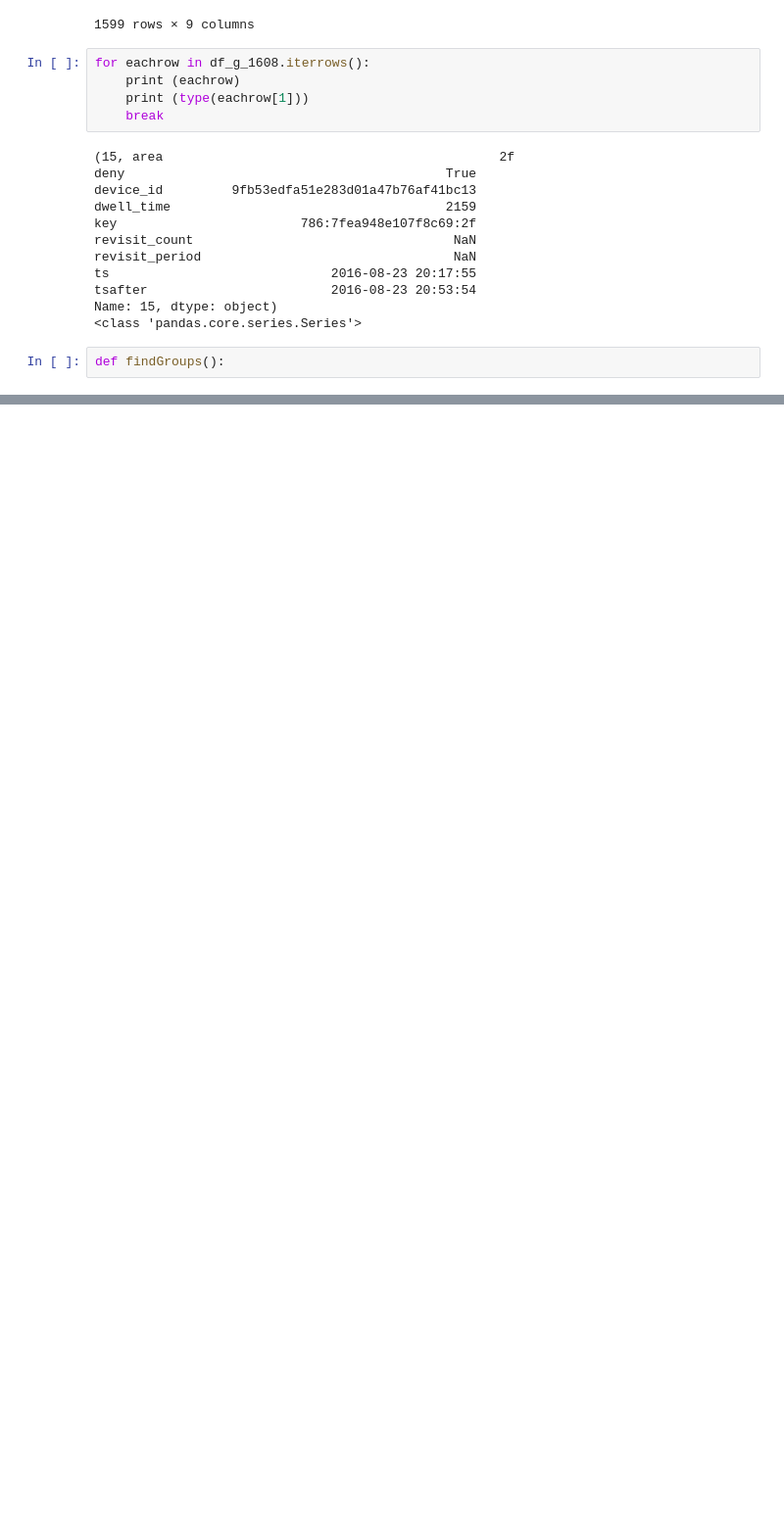
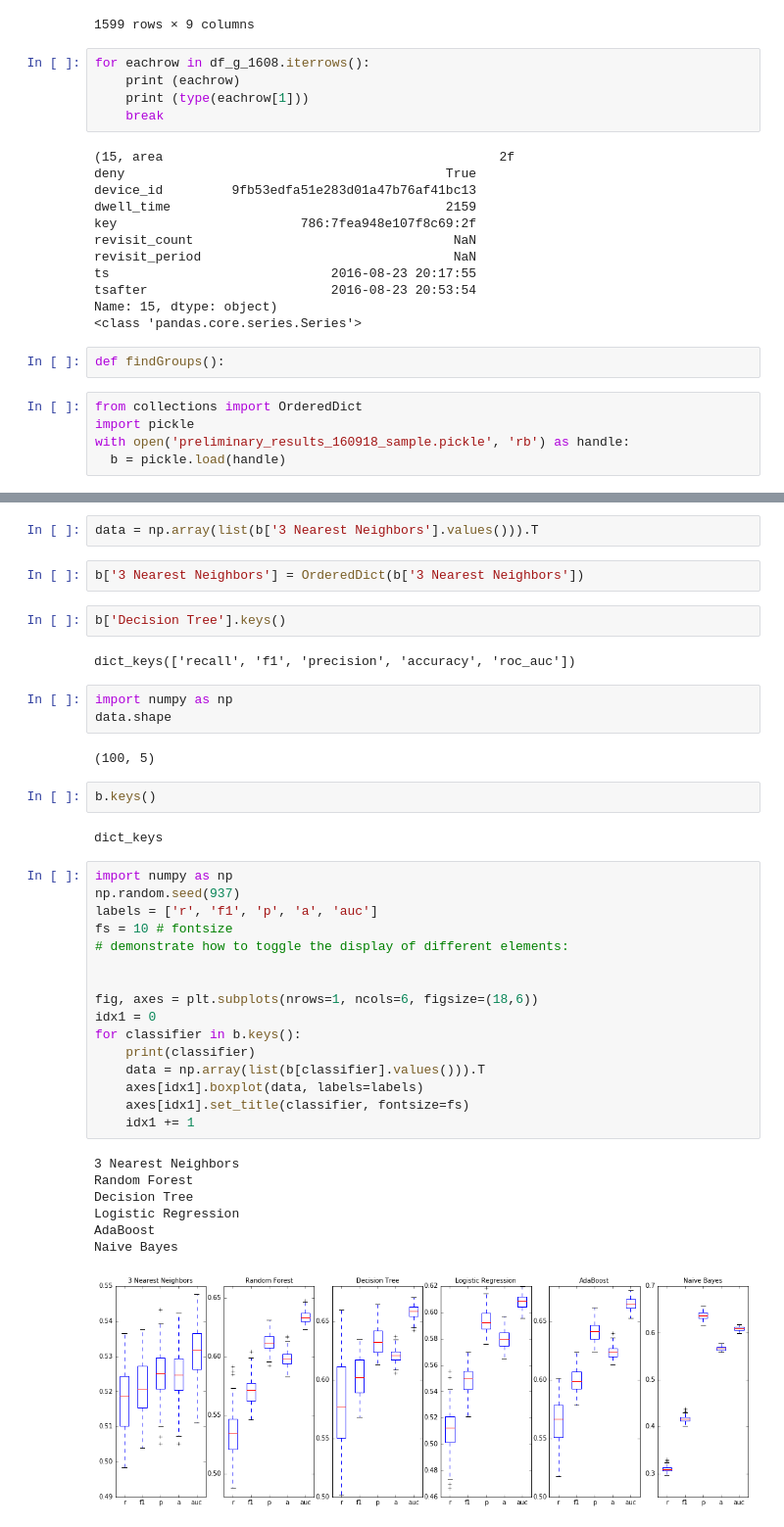
Before and after one commit to Yoo-Ju/MSRA_proposal_wifi_log, a Jupyter notebook: notebook/group_pattern.ipynb, the cells around one changed output, grey strips where cells are left out. Shown at 98% size. Cells and saved outputs as stored; diff of their text form; blank space fills up the shorter version.

Commit message:
plotting

```diff
--- a/notebook/group_pattern.ipynb
+++ b/notebook/group_pattern.ipynb
@@ -143,3 +143,8 @@ Name: 15, dtype: object)
 <class 'pandas.core.series.Series'>
 # %%
 def findGroups():
+# %%
+from collections import OrderedDict
+import pickle
+with open('preliminary_results_160918_sample.pickle', 'rb') as handle:
+  b = pickle.load(handle)
@@ -145,0 +161,41 @@ def findGroups():
+# %%
+data = np.array(list(b['3 Nearest Neighbors'].values())).T
+# %%
+b['3 Nearest Neighbors'] = OrderedDict(b['3 Nearest Neighbors'])
+# %%
+b['Decision Tree'].keys()
+# %% [output]
+dict_keys(['recall', 'f1', 'precision', 'accuracy', 'roc_auc'])
+# %%
+import numpy as np
+data.shape
+# %% [output]
+(100, 5)
+# %%
+b.keys()
+# %% [output]
+dict_keys
+# %%
+import numpy as np
+np.random.seed(937)
+labels = ['r', 'f1', 'p', 'a', 'auc']
+fs = 10 # fontsize
+# demonstrate how to toggle the display of different elements:
+
+
+fig, axes = plt.subplots(nrows=1, ncols=6, figsize=(18,6))
+idx1 = 0
+for classifier in b.keys():
+    print(classifier)
+    data = np.array(list(b[classifier].values())).T
+    axes[idx1].boxplot(data, labels=labels)
+    axes[idx1].set_title(classifier, fontsize=fs)
+    idx1 += 1
+# %% [output]
+3 Nearest Neighbors
+Random Forest
+Decision Tree
+Logistic Regression
+AdaBoost
+Naive Bayes
+[figure, added]
```
Also changed, not shown: parts of 1 cell of this notebook, 5 other files.
